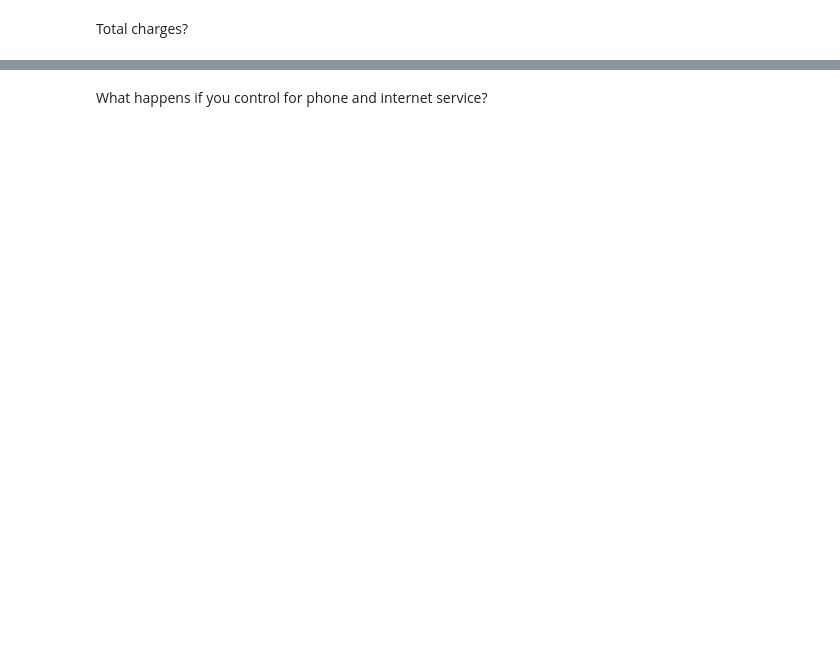
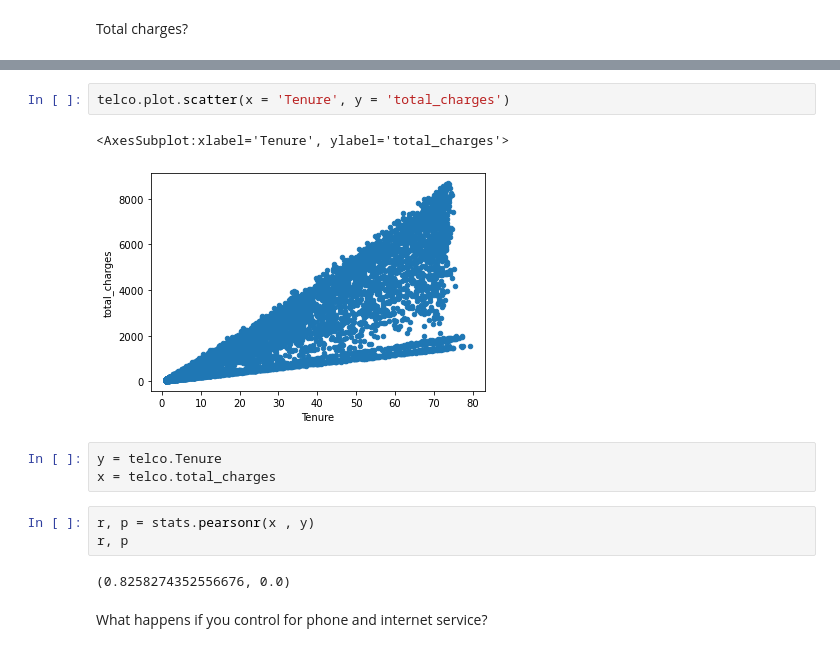
Before and after one commit to mwboiss/statistics-exercises, a Jupyter notebook: hypothesis_testing.ipynb, the cells around one changed output, grey strips where cells are left out. Saved outputs shown, nothing was run; the diff lists cells and outputs as text; blank space fills up the shorter version.

```diff
--- a/hypothesis_testing.ipynb
+++ b/hypothesis_testing.ipynb
@@ -189,2 +257,15 @@ Total charges?
+# %%
+telco.plot.scatter(x = 'Tenure', y = 'total_charges')
+# %% [output]
+<AxesSubplot:xlabel='Tenure', ylabel='total_charges'>
+[figure, added]
+# %%
+y = telco.Tenure
+x = telco.total_charges
+# %%
+r, p = stats.pearsonr(x , y)
+r, p
+# %% [output]
+(0.8258274352556676, 0.0)
 # %% [markdown]
 What happens if you control for phone and internet service?
```
Also changed, not shown: parts of 35 cells of this notebook.
